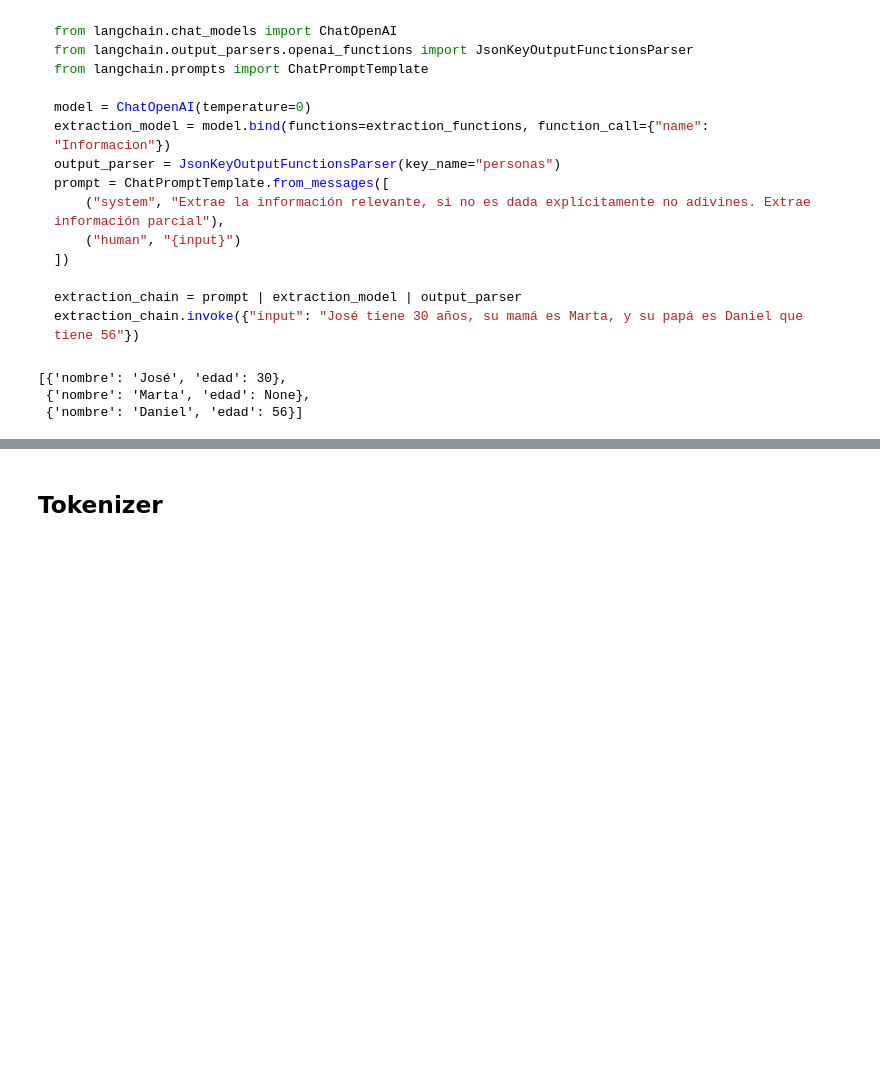
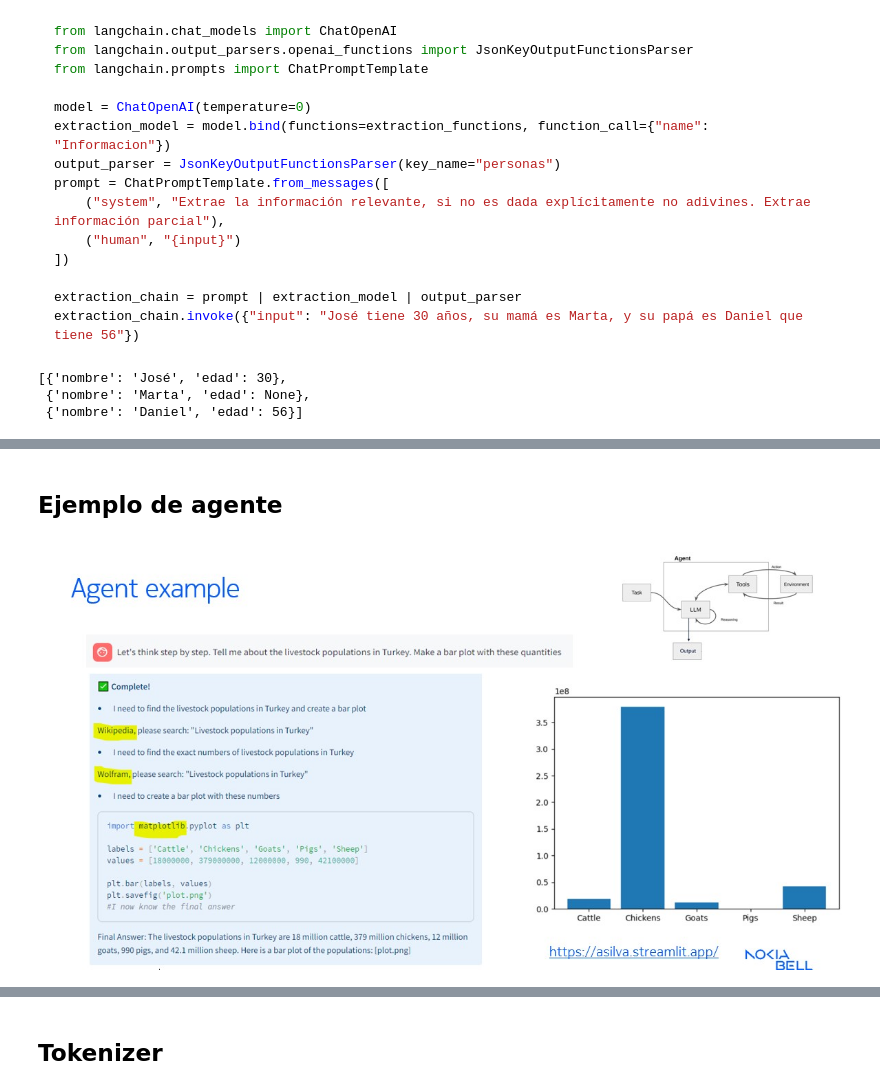
Before and after one commit to alonsosilvaallende/PyCon2023, a Jupyter notebook: PyCon2023.ipynb, the cells around one changed output, grey strips where cells are left out. Drawn from its saved outputs; the diff is of its cells as text; code cells hidden in the pictures; blank space fills up the shorter version.

Commit message:
Update slides

```diff
--- a/PyCon2023.ipynb
+++ b/PyCon2023.ipynb
@@ -1134,0 +1716,6 @@ extraction_chain.invoke({"input": "José tiene 30 años, su mamá es Marta, y su
+# %% [markdown]
+## Ejemplo de agente
+# %%
+Image(filename='./assets/Slide7.jpg')
+# %% [output]
+[figure, added]
```
Also changed, not shown: parts of 120 cells of this notebook, 10 other files.
